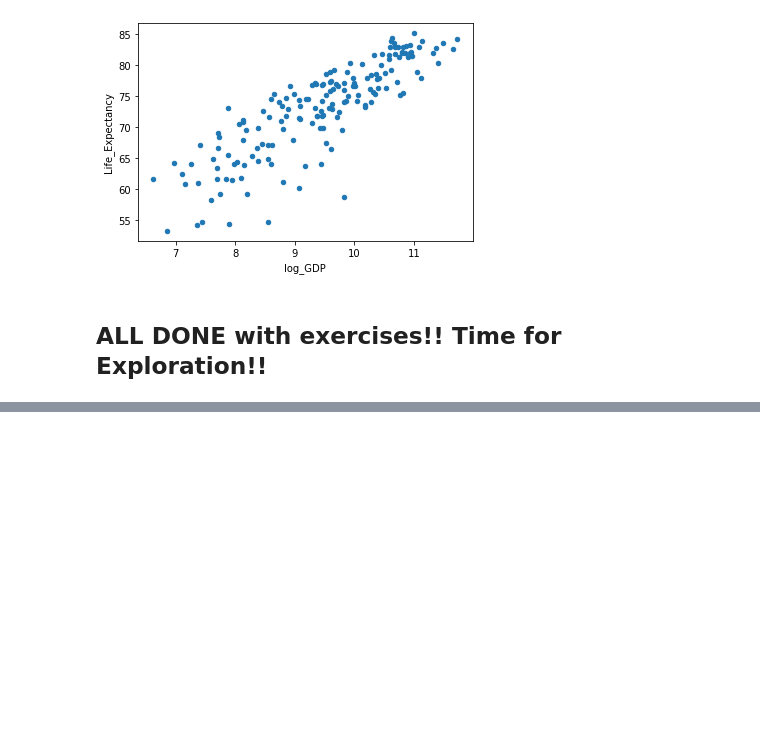
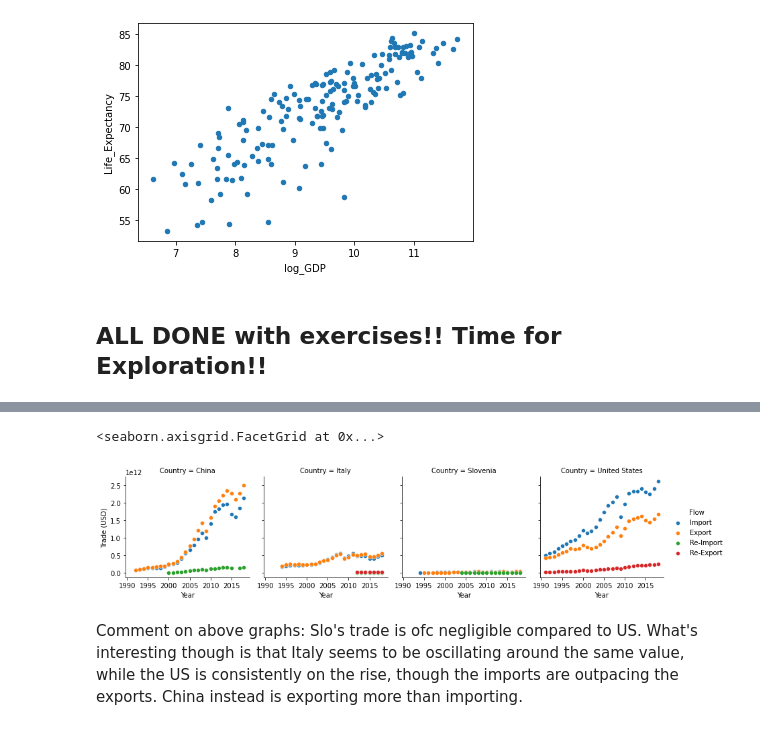
Before and after one commit to tomoumer/un_data_question-tomoumer, a Jupyter notebook: notebooks/UN_Data_Exploration.ipynb, the cells around one changed output, grey strips where cells are left out. Cells and saved outputs as stored; diff of their text form; code cells hidden in the pictures; blank space fills up the shorter version.

```diff
--- a/notebooks/UN_Data_Exploration.ipynb
+++ b/notebooks/UN_Data_Exploration.ipynb
@@ -400,3 +406,5 @@ gdp_le_2019.plot(kind='scatter', x='log_GDP', y='Life_Expectancy')
 [figure]
 # %% [markdown]
 ## ALL DONE with exercises!! Time for Exploration!!
+# %%
+trade = pd.read_csv('../data/tradeofgoods.csv')
@@ -402,0 +429,9 @@ gdp_le_2019.plot(kind='scatter', x='log_GDP', y='Life_Expectancy')
+# %%
+trade = (
+    trade
+    .rename(columns = {'Country or Area' : 'Country'})
+    .drop(columns = ['Commodity', 'Weight (kg)', 'Quantity Name', 'Quantity'])
+)
+trade['Country'] = trade['Country'].str.replace('USA', 'United States')
+# %%
+gdp_trade = pd.merge(gdp_df, trade, "inner", on=['Country', 'Year'])
@@ -402,0 +454,13 @@ gdp_le_2019.plot(kind='scatter', x='log_GDP', y='Life_Expectancy')
+# %%
+fg = sns.FacetGrid(
+    gdp_trade.loc[gdp_trade['Country'].isin(['Slovenia', 'Italy', 'United States', 'China'])],
+    col='Country',
+    hue='Flow'
+)
+fg.map(sns.scatterplot, 'Year', 'Trade (USD)')
+fg.add_legend()
+# %% [output]
+<seaborn.axisgrid.FacetGrid at 0x...>
+[figure, added]
+# %% [markdown]
+Comment on above graphs: Slo's trade is ofc negligible compared to US. What's interesting though is that Italy seems to be oscillating around the same value, while the US is consistently on the rise, though the imports are outpacing the exports. China instead is exporting more than importing.
```
Also changed, not shown: parts of 4 cells of this notebook.
